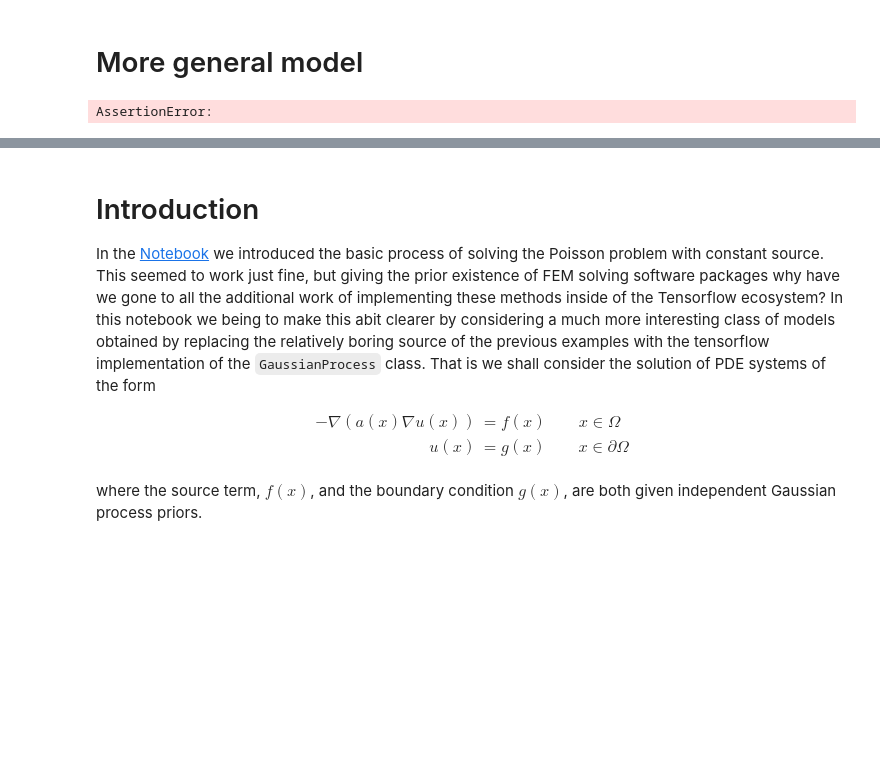
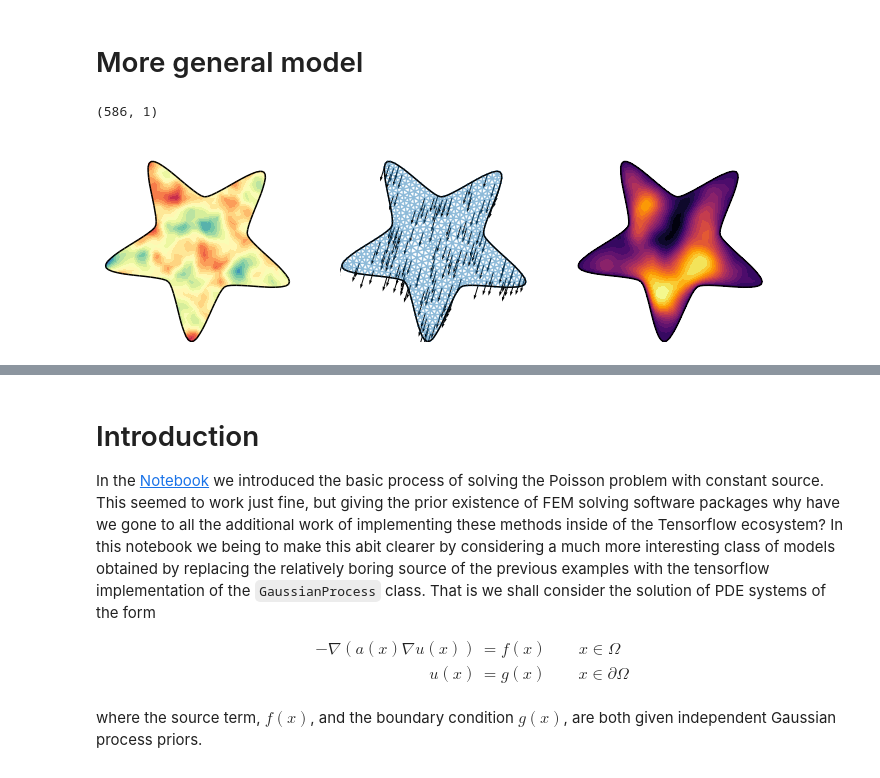
Before and after one commit to danieljtait/tenfem, a Jupyter notebook: examples/notebooks/intro_to_gp_forced_pdes.ipynb, the cells around one changed output, grey strips where cells are left out. Saved outputs shown, nothing was run; the diff lists cells and outputs as text; code cells hidden in the pictures; blank space fills up the shorter version.

```diff
--- a/examples/notebooks/intro_to_gp_forced_pdes.ipynb
+++ b/examples/notebooks/intro_to_gp_forced_pdes.ipynb
@@ -388,7 +388,3 @@ and mass matrix the small common support between the nodal basis functions leads
 of sparsity, this is no longer the case for the double integral which will in general be dense.
 # %% [markdown]
 # More general model
-# %%
-assert(False)
-# %% [output]
-AssertionError:
@@ -394,0 +420,51 @@ AssertionError:
+# %%
+mesh = tenfem.mesh.examples.star(0.1, dtype=tf_dtype)
+element = tenfem.reference_elements.TriangleElement(degree=1, dtype=tf_dtype)
+# %%
+inputs = tfkl.Input(2)
+f = build_gp_layer(mesh)(inputs)
+source = tfk.Model(inputs=inputs, outputs=f, name='source')
+# source.summary()
+# %%
+gp_pde = tenfem.layers.LinearEllipticOperator(
+    diffusion_coefficient=lambda x: .1*tf.ones_like(x[..., 0]),
+    source=source,
+    transport_vector_field = lambda x: (tf.ones_like(x)[..., tf.newaxis]
+                                        * tf.constant([-0.3, -1.], dtype=tf_dtype)),
+    boundary_values=lambda x: tf.ones_like(x[..., 0, tf.newaxis]),
+    reference_element=element)
+
+tf.random.set_seed(123)
+u = gp_pde(mesh.get_tensor_repr())
+
+tf.random.set_seed(123)
+f = source(mesh.nodes)
+print(f.shape)
+
+#mtri = Triangulation(*mesh.nodes.numpy().T)
+fig, axes = plt.subplots(ncols=3, figsize=(12, 4))
+
+
+axes[0].tricontourf(mesh._triang, f[:, 0], levels=20, cmap='Spectral')
+
+axes[1].triplot(mesh._triang, alpha=0.5)
+np.random.seed(123)
+xs = mesh.nodes.numpy()[np.random.choice(mesh.n_nodes, size=150, replace=False)]
+axes[1].quiver(xs[:, 0], xs[:, 1], -0.3*np.ones_like(xs[:, 0]), -1*np.ones_like(xs[:, 1]),
+               scale=0.07,
+               scale_units='dots')
+
+
+axes[2].tricontourf(mesh._triang, u[:, 0], levels=20, cmap='inferno')
+
+for ax in axes:
+    ax.add_collection(LineCollection(tf.gather(mesh.nodes, mesh.boundary_elements),
+                      colors='k', label='$\partial \Omega$'))
+    ax.set_aspect('equal'); ax.axis('off')
+    ax.set_xlim((-1.75, 1.75))
+    ax.set_ylim((ax.get_xlim()))
+
+plt.show()
+# %% [output]
+(586, 1)
+[figure, added]
```
Also changed, not shown: parts of 3 cells of this notebook, 5 other files.
